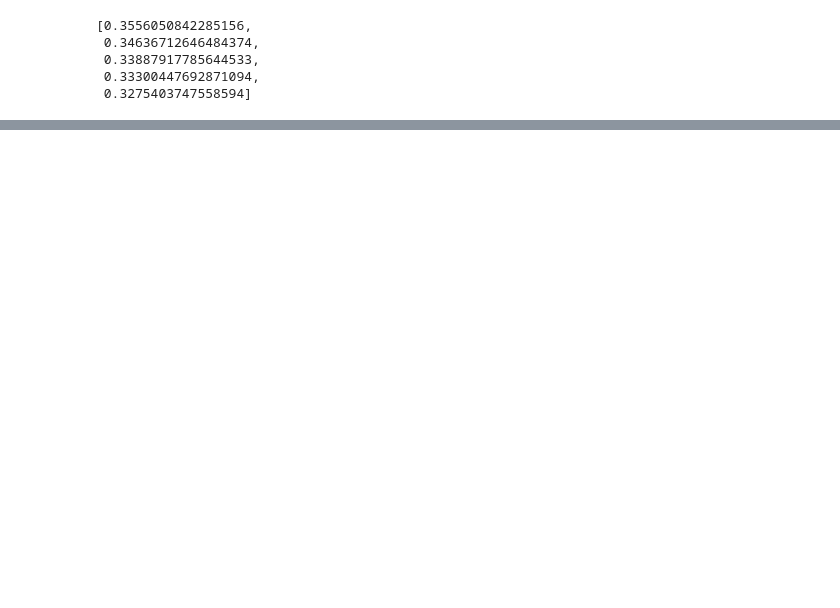
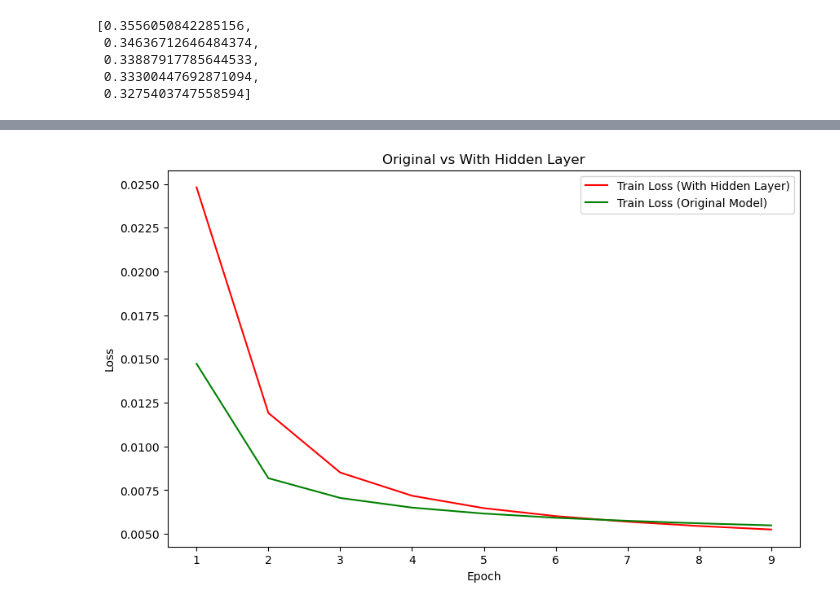
Before and after one commit to EliteApex/DSC-180A, a Jupyter notebook: pytorch_intro.ipynb, the cells around one changed output, grey strips where cells are left out. Cells and saved outputs as stored; diff of their text form; code cells hidden in the pictures; blank space fills up the shorter version.

```diff
--- a/pytorch_intro.ipynb
+++ b/pytorch_intro.ipynb
@@ -536,0 +645,25 @@ pl.show()
+# %%
+class FeedforwardNeuralNetModel_c4(nn.Module):
+    def __init__(self):
+        input_dim = 28*28
+        hidden_dim = 128
+        num_classes = 10
+        super(FeedforwardNeuralNetModel_c4, self).__init__()
+        self.fc1 = nn.Linear(input_dim, hidden_dim)
+        self.fc2 = nn.Linear(hidden_dim, num_classes)
+
+    def forward(self, x):
+        out = self.fc2(F.relu(self.fc1(x)))
+        return F.log_softmax(out)
+# %%
+network_c4 = FeedforwardNeuralNetModel_c4()
+optimizer_c4 = optim.SGD(network_c4.parameters(), lr = learning_rate, momentum = momentum)
+loss_lst_c4 = []
+test_losses_c4 = []
+network_full = FeedforwardNeuralNetModel()
+optimizer_full = optim.SGD(network_full.parameters(), lr = learning_rate, momentum = momentum)
+loss_lst_full = []
+test_losses_full = []
+# %%
+for epoch in range(1, 10):
+    train(epoch, network_full, train_loader, optimizer_full, log_interval, loss_lst_full)
@@ -536,0 +688,3 @@ pl.show()
+# %%
+for epoch in range(1, 10):
+    train(epoch, network_c4, train_loader, optimizer_c4, log_interval, loss_lst_c4)
@@ -536,0 +709,11 @@ pl.show()
+# %%
+pl.figure(figsize=(10, 6))
+pl.plot(range(1, 10), loss_lst_c4, label='Train Loss (With Hidden Layer)', color='red')
+pl.plot(range(1, 10), loss_lst_full, label='Train Loss (Original Model)', color='green')
+pl.xlabel('Epoch')
+pl.ylabel('Loss')
+pl.title('Original vs With Hidden Layer')
+pl.legend()
+pl.show()
+# %% [output]
+[figure, added]
```
Also changed, not shown: parts of 43 cells of this notebook, 11 other files.
